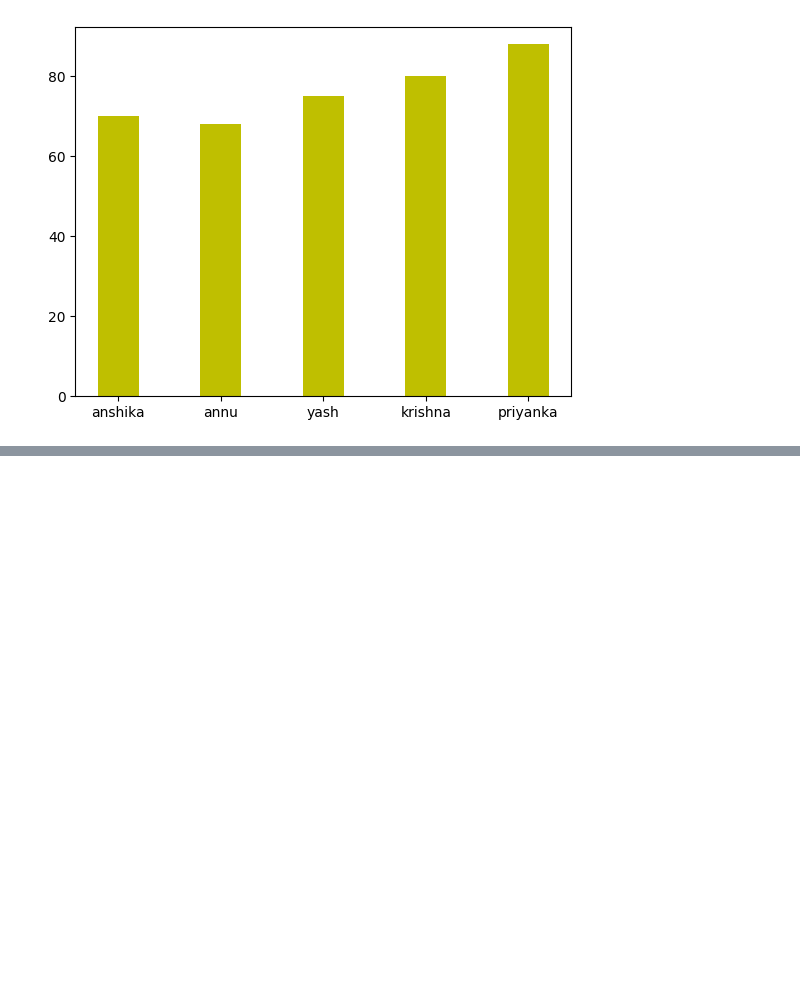
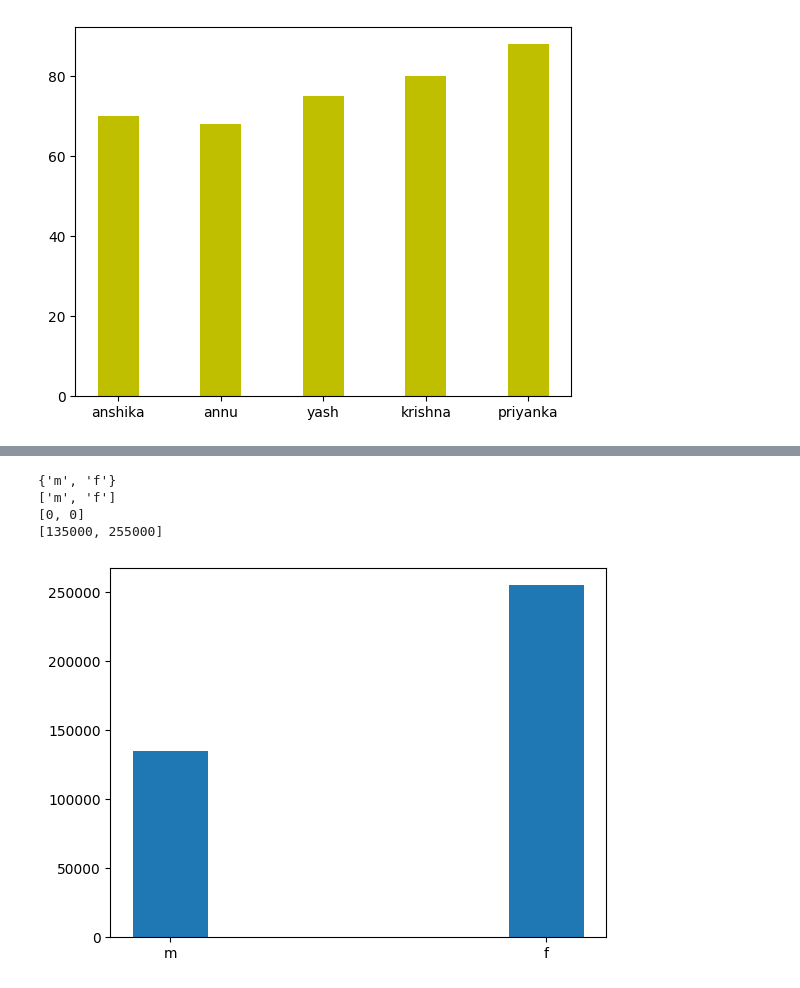
Before and after one commit to vaishnavilawaniya756-web/SHARMA, a Jupyter notebook: VAISHNAVI.ipynb, the cells around one changed output, grey strips where cells are left out. Drawn from its saved outputs; the diff is of its cells as text; code cells hidden in the pictures; blank space fills up the shorter version.

```diff
--- a/VAISHNAVI.ipynb
+++ b/VAISHNAVI.ipynb
@@ -104,0 +168,28 @@ plt.show()
+# %%
+import matplotlib.pyplot as plt
+customer_name=["krishna","yash","priyanka","sanjay","vaishnavi","ritika","annu","anshika","shyam","rohan"]
+states=["punjab","haryana","up","hp","haryana","up","up","hp","punjab","haryana"]
+items=["watch","laptop","mobile","laptop","mobile","watch","laptop","mobile","watch","mobile"]
+price=[5000,45000,60000,45000,60000,5000,45000,60000,5000,60000]
+gender=["m","f","f","f","m","m","f","m","m","f"]
+gender_wise_sales=[]
+different_gender=[]
+unique_gender=set(gender)
+print(unique_gender)
+list_of_gender=list(unique_gender)
+print(list_of_gender)
+for i in range(len(list_of_gender)):
+  gender_wise_sales.append(0)
+print(gender_wise_sales)
+for i in range(len(gender)):
+  index=gender.index(gender[i])
+  gender_wise_sales[index]+=price[i]
+print(gender_wise_sales)
+plt.bar(list_of_gender,gender_wise_sales,width=0.2)
+plt.show()
+# %% [output]
+{'m', 'f'}
+['m', 'f']
+[0, 0]
+[135000, 255000]
+[figure, added]
```
Also changed, not shown: parts of 4 cells of this notebook.
